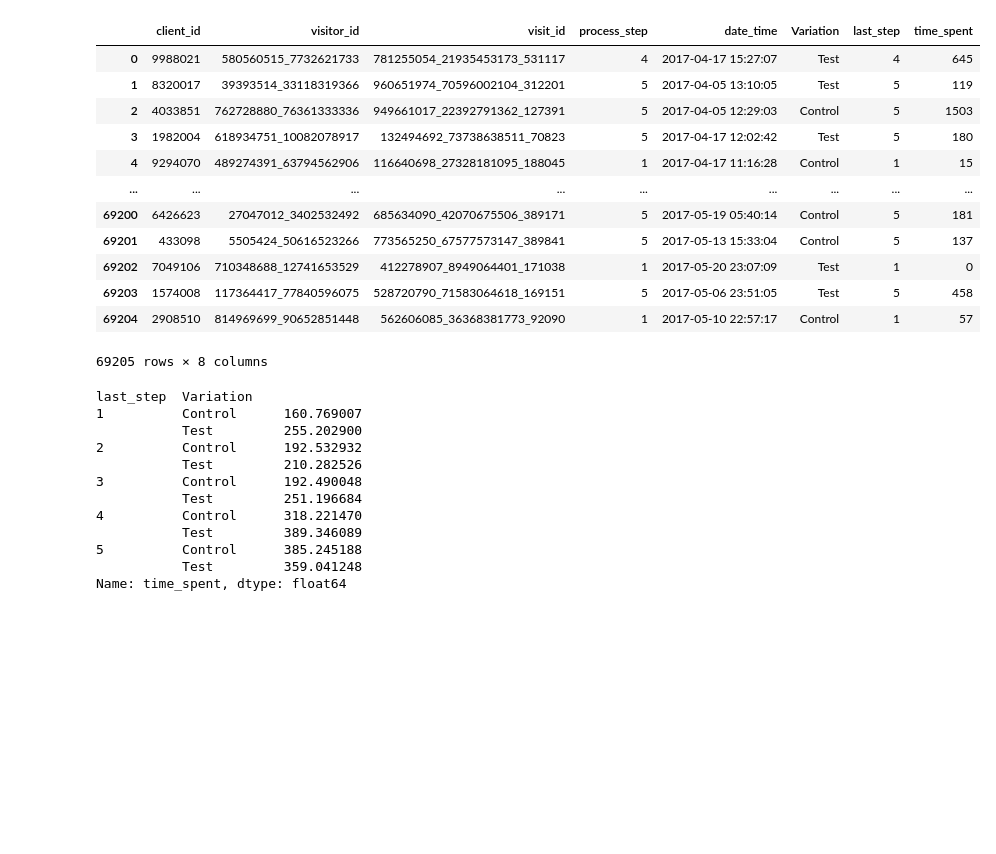
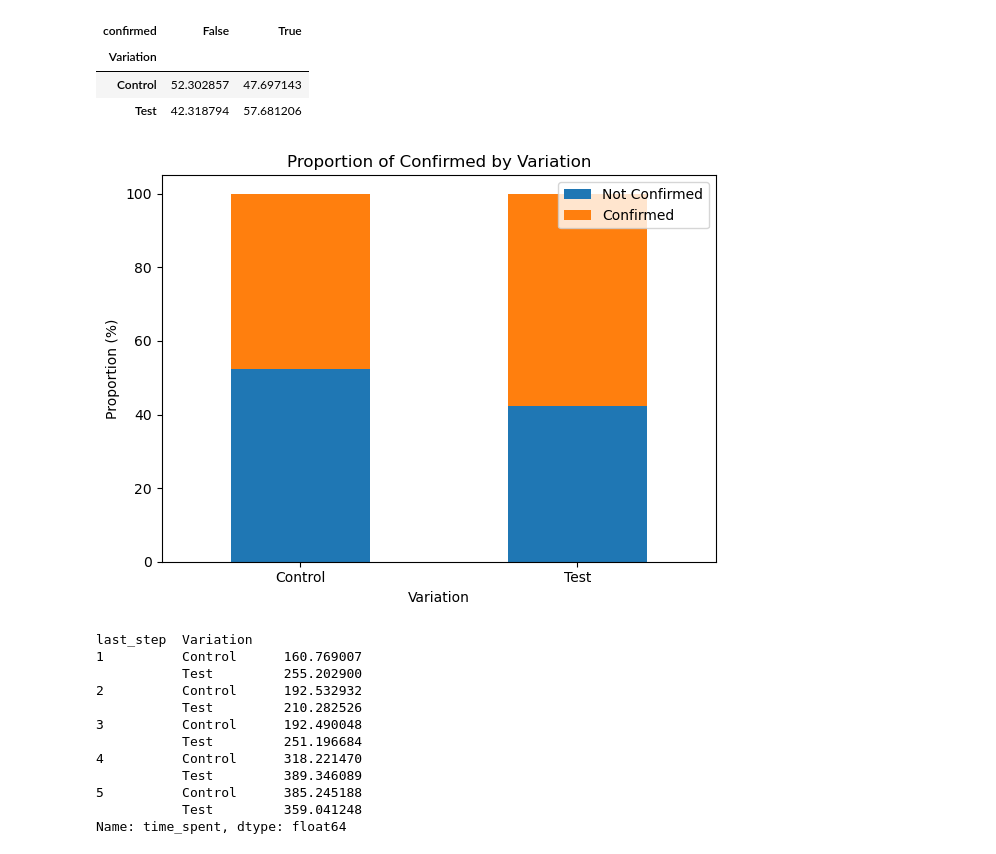
Before and after one commit to Ghonaim32/week5_6_project, a Jupyter notebook: notebooks/analysis_anas.ipynb, the cells around one changed output. Drawn from its saved outputs; the diff is of its cells as text; code cells hidden in the pictures; blank space fills up the shorter version.

```diff
--- a/notebooks/analysis_anas.ipynb
+++ b/notebooks/analysis_anas.ipynb
@@ -3,21 +3,27 @@ import pandas as pd
 # %%
 df = pd.read_csv("/Users/anasghonaim/Library/CloudStorage/OneDrive-Personal/Ironhack/Week 5/week5_6_project/data/cleaned/df_web_experiment_timespent.csv")
 # %%
-df
+# Checking proportion of confirmed for each variation
+proportion_table = pd.crosstab(df['Variation'], df['confirmed'], normalize='index') * 100
+proportion_table
 # %% [output]
-|  | client_id | visitor_id | visit_id | process_step | date_time | Variation | last_step | time_spent |
-| 0 | 9988021 | 580560515_7732621733 | 781255054_21935453173_531117 | 4 | 2017-04-17 15:27:07 | Test | 4 | 645 |
-| 1 | 8320017 | 39393514_33118319366 | 960651974_70596002104_312201 | 5 | 2017-04-05 13:10:05 | Test | 5 | 119 |
-| 2 | 4033851 | 762728880_76361333336 | 949661017_22392791362_127391 | 5 | 2017-04-05 12:29:03 | Control | 5 | 1503 |
-| 3 | 1982004 | 618934751_10082078917 | 132494692_73738638511_70823 | 5 | 2017-04-17 12:02:42 | Test | 5 | 180 |
-| 4 | 9294070 | 489274391_63794562906 | 116640698_27328181095_188045 | 1 | 2017-04-17 11:16:28 | Control | 1 | 15 |
-| ... | ... | ... | ... | ... | ... | ... | ... | ... |
-| 69200 | 6426623 | 27047012_3402532492 | 685634090_42070675506_389171 | 5 | 2017-05-19 05:40:14 | Control | 5 | 181 |
-| 69201 | 433098 | 5505424_50616523266 | 773565250_67577573147_389841 | 5 | 2017-05-13 15:33:04 | Control | 5 | 137 |
-| 69202 | 7049106 | 710348688_12741653529 | 412278907_8949064401_171038 | 1 | 2017-05-20 23:07:09 | Test | 1 | 0 |
-| 69203 | 1574008 | 117364417_77840596075 | 528720790_71583064618_169151 | 5 | 2017-05-06 23:51:05 | Test | 5 | 458 |
-| 69204 | 2908510 | 814969699_90652851448 | 562606085_36368381773_92090 | 1 | 2017-05-10 22:57:17 | Control | 1 | 57 |
+| confirmed | False | True |
+| Variation |  |  |
+| Control | 52.302857 | 47.697143 |
+| Test | 42.318794 | 57.681206 |
-69205 rows × 8 columns
+# %%
+# Plotting the frequency table
+import matplotlib.pyplot as plt
+proportion_table.plot(kind='bar', stacked=True)
+plt.title('Proportion of Confirmed by Variation')
+plt.xlabel('Variation')
+plt.ylabel('Proportion (%)')
+plt.xticks(rotation=0)
+plt.legend(labels=['Not Confirmed', 'Confirmed'])
+plt.tight_layout()
+plt.show()
+# %% [output]
+[figure, added]
 # %%
 df_group_by_variation = df.groupby(['last_step','Variation'])['time_spent'].mean()
 df_group_by_variation
```
Also changed, not shown: parts of 11 cells of this notebook, 4 other files.
